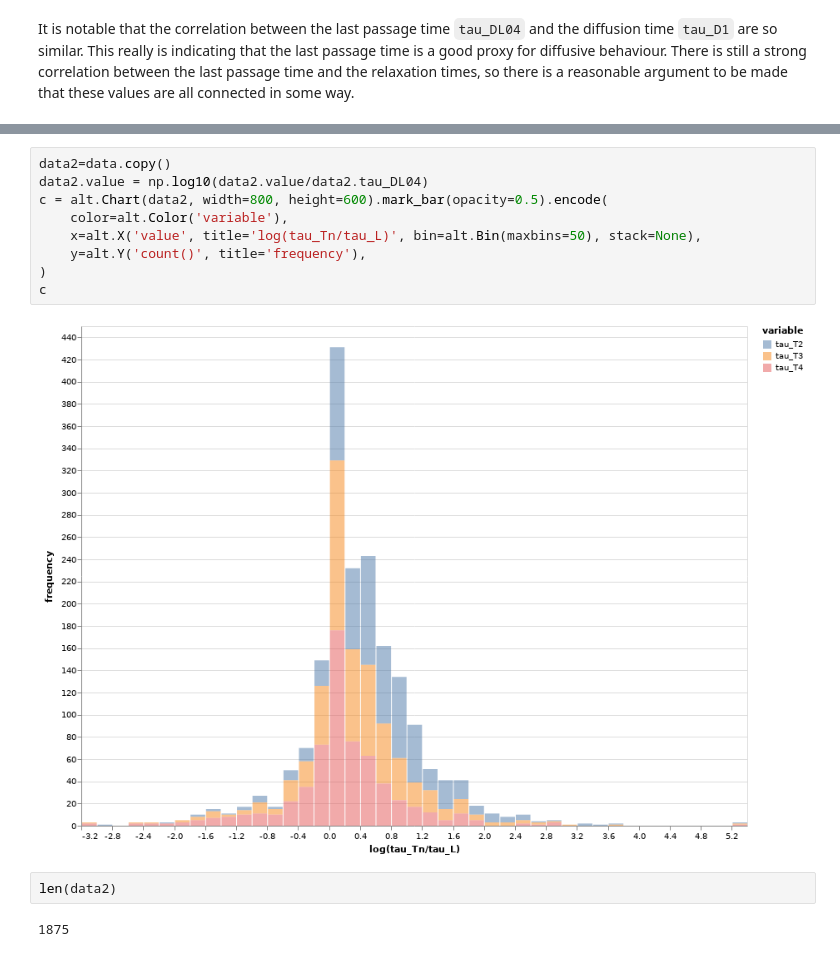
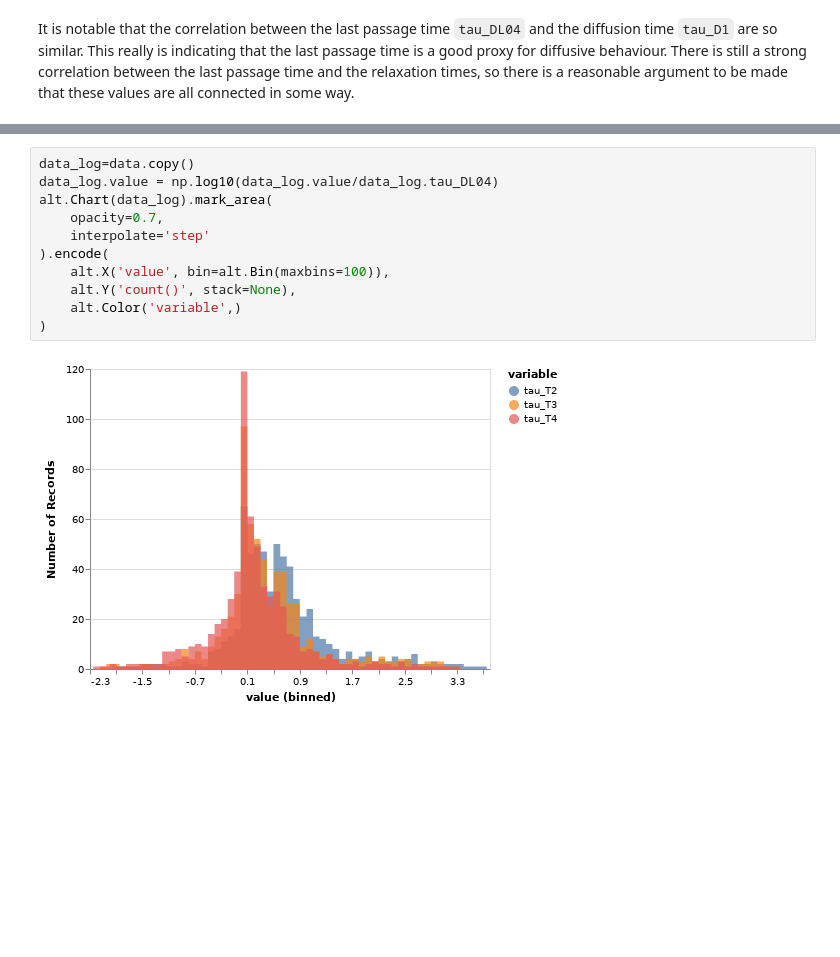
Before and after one commit to malramsay64/Dynamics, a Jupyter notebook: notebooks/14_relaxation_correlations.ipynb, the cells around one changed output, grey strips where cells are left out. Saved outputs shown, nothing was run; the diff lists cells and outputs as text; blank space fills up the shorter version.

```diff
--- a/notebooks/14_relaxation_correlations.ipynb
+++ b/notebooks/14_relaxation_correlations.ipynb
@@ -132,17 +132,15 @@ show(f)
 [interactive output not drawn]
 [interactive output not drawn]
 # %%
-data2=data.copy()
-data2.value = np.log10(data2.value/data2.tau_DL04)
-c = alt.Chart(data2, width=800, height=600).mark_bar(opacity=0.5).encode(
-    color=alt.Color('variable'),
-    x=alt.X('value', title='log(tau_Tn/tau_L)', bin=alt.Bin(maxbins=50), stack=None),
-    y=alt.Y('count()', title='frequency'),
+data_log=data.copy()
+data_log.value = np.log10(data_log.value/data_log.tau_DL04)
+alt.Chart(data_log).mark_area(
+    opacity=0.7,
+    interpolate='step'
+).encode(
+    alt.X('value', bin=alt.Bin(maxbins=100)),
+    alt.Y('count()', stack=None),
+    alt.Color('variable',)
 )
-c
 # %% [output]
-[figure, old version]
+[figure, new version]
-# %%
-len(data2)
-# %% [output]
-1875
```
Also changed, not shown: parts of 1 cell of this notebook, 4 other files.
